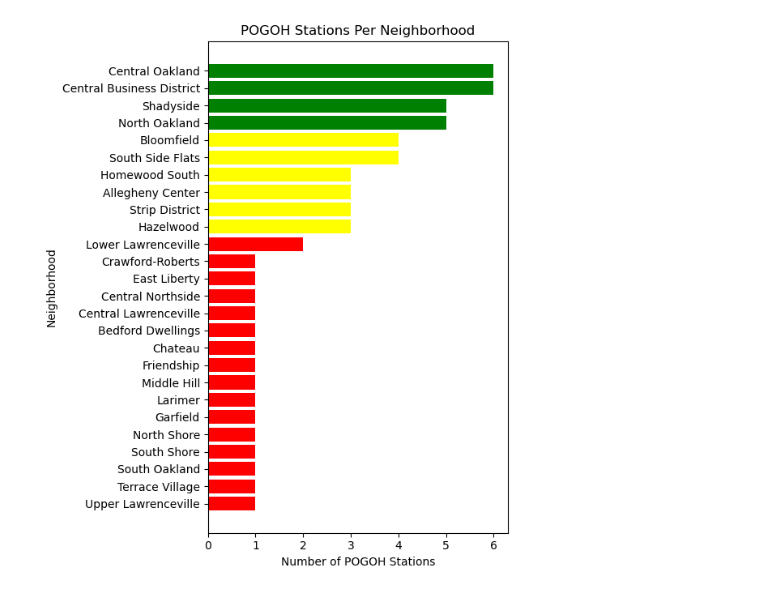
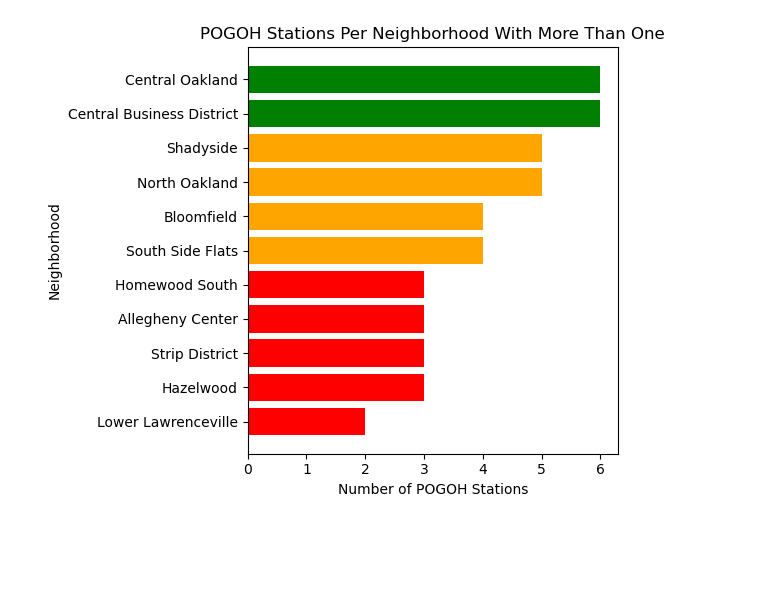
Before and after one commit to Matirst/0010-Final-Project, a Jupyter notebook: Bike Racks/Bike Racks.ipynb, the cells around one changed output. Saved outputs shown, nothing was run; the diff lists cells and outputs as text; code cells hidden in the pictures; blank space fills up the shorter version.

Commit message:
Modified graph

```diff
--- a/Bike Racks/Bike Racks.ipynb
+++ b/Bike Racks/Bike Racks.ipynb
@@ -25,17 +25,20 @@ def get_neighborhood(row):
 # %%
 racks = pd.read_csv("pogohstation.csv")
 
 racks["neighborhood"] = racks.apply(get_neighborhood, axis=1)
 
 racks_by_neighborhood = racks.groupby("neighborhood").size().reset_index(name="num_racks").sort_values(by="num_racks", ascending=False)
 
-plt.figure(figsize=(6,7))
-plt.barh(racks_by_neighborhood["neighborhood"], racks_by_neighborhood["num_racks"], color=color)
+neighborhoods_with_racks = racks_by_neighborhood.query("num_racks > 1")
+
+plt.figure(figsize=(6,5))
+color = ["green" if x>5 else "orange" if x>3 else "red" for x in neighborhoods_with_racks["num_racks"]]
+plt.barh(neighborhoods_with_racks["neighborhood"], neighborhoods_with_racks["num_racks"], color=color)
 plt.xlabel("Number of POGOH Stations")
 plt.ylabel("Neighborhood")
-plt.title("POGOH Stations Per Neighborhood")
+plt.title("POGOH Stations Per Neighborhood With More Than One")
 plt.tight_layout()
 plt.gca().invert_yaxis()
 plt.show()
 # %% [output]
-[figure, old version]
+[figure, new version]
```
